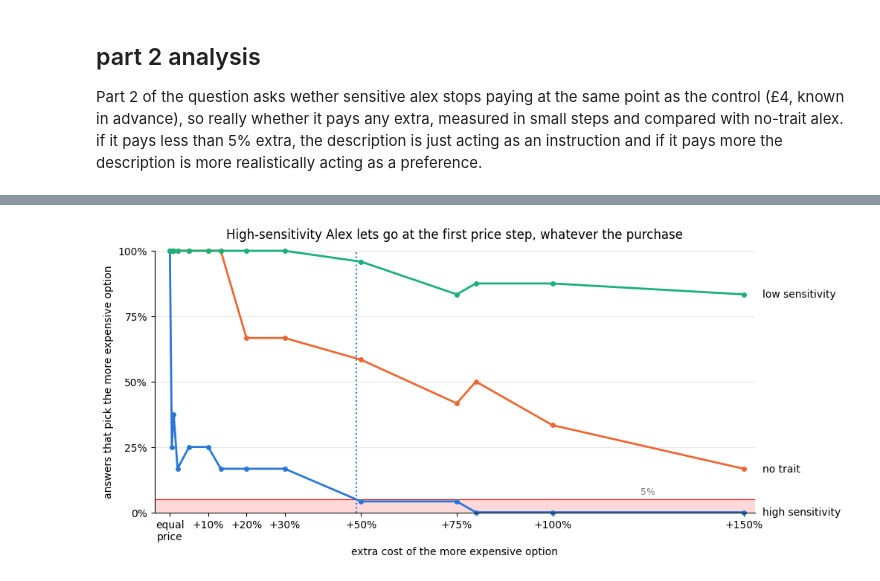
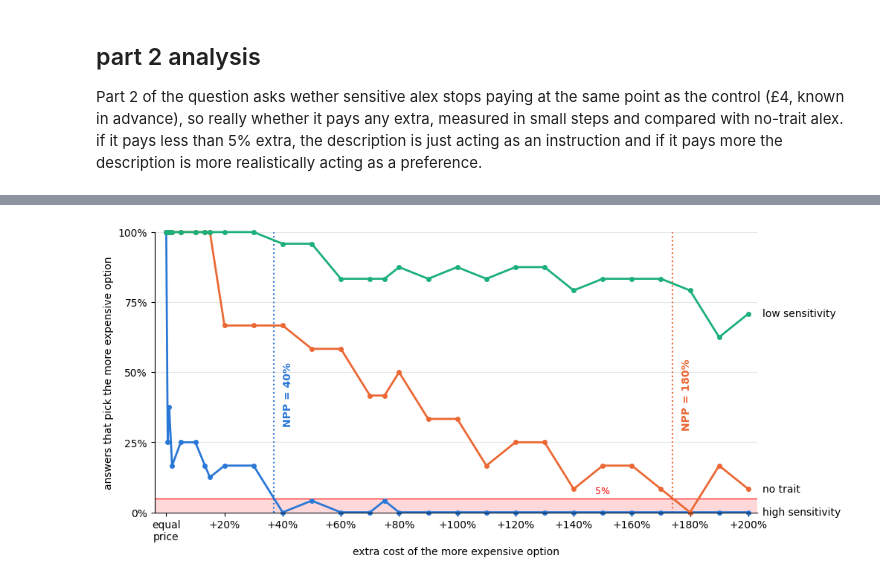
Before and after one commit to openhumanlab-ai/openhuman-research-assessment, a Jupyter notebook: experiment_1/analysis.ipynb, the cells around one changed output, grey strips where cells are left out. Saved outputs shown, nothing was run; the diff lists cells and outputs as text; code cells hidden in the pictures.

```diff
--- a/experiment_1/analysis.ipynb
+++ b/experiment_1/analysis.ipynb
@@ -109,7 +135,9 @@ Part 2 of the question asks wether sensitive alex stops paying at the same point
 import matplotlib.pyplot as plt
 import numpy as np
 
-STEPS = [0, 0.5, 1, 2, 5, 10, 13.3, 20, 30, 50, 75, 80, 100, 150]  # extra cost in percent, the 14 prices
+# extra cost in percent: the 14 original prices and the 14 extra prices (15%, and every 10% up to 200%)
+STEPS = [0, 0.5, 1, 2, 5, 10, 13.3, 15, 20, 30, 40, 50, 60, 70, 75, 80, 90, 100,
+         110, 120, 130, 140, 150, 160, 170, 180, 190, 200]
 EXPENSIVE = {"dinner": "prepared", "groceries": "deliver", "headphones": "wireless"}
 LINES = {  # line name -> (alex versions combined in it, colour); the last one is drawn on top
     "high sensitivity": (["profile-02", "profile-06"], "#2a78d6"),
@@ -117,7 +145,7 @@ LINES = {  # line name -> (alex versions combined in it, colour); the last one i
     "low sensitivity": (["profile-01", "profile-05"], "#1baf7a"),
 }
 
-all_shares = {}  # line name -> percent of answers that pick the more expensive option, at each of the 14 prices
+all_shares = {}  # line name -> percent of answers that pick the more expensive option, at each of the 28 prices
 for name, (personas, colour) in LINES.items():
     shares = []
     for step in STEPS:
@@ -136,7 +164,7 @@ def draw_chart():
         ax.plot(STEPS, shares, color=colour, linewidth=2, marker="o", markersize=4, clip_on=False)  # x = the real extra cost
         ax.text(STEPS[-1] + 5, shares[-1], name, va="center")  # name at the right end instead of a legend
 
-    TICKS = [0, 10, 20, 30, 50, 75, 100, 150]  # tested prices far enough apart to label; every tested price has a marker
+    TICKS = range(0, 201, 20)  # a label every 20%; every tested price has a marker
     ax.set_xticks(TICKS, labels=["equal\nprice"] + [f"+{step}%" for step in TICKS[1:]])
     ax.set_xlim(-4, STEPS[-1] + 3)  # the axis stops just before the line names
     ax.set_xlabel("extra cost of the more expensive option")
@@ -145,7 +173,7 @@ def draw_chart():
     ax.set_ylabel("answers that pick the more expensive option")
     ax.grid(axis="y", alpha=0.3)
     ax.spines[["top", "right"]].set_visible(False)
-    ax.set_title("High-sensitivity Alex lets go at the first price step, whatever the purchase", pad=12)
+
     return ax
 
 
@@ -161,0 +199,12 @@ plt.show()
+# %%
+def add_npp(ax):
+    """Add the "never pays" zone (under 5% of answers) and the NPP dotted line to a chart."""
+    ax.axhspan(0, 5, color="red", alpha=0.15, linewidth=0, zorder=0)  # transparent red with a thin red edge
+    ax.axhline(5, color="red", linewidth=0.8, zorder=1)
+    ax.text(150, 6, "5%", color="red", fontsize=9, ha="center", va="bottom")
+
+
+
+ax = draw_chart()
+add_npp(ax)
+plt.show()
@@ -162,15 +213,21 @@ plt.show()
 # %%
 def add_npp(ax):
-    """Add the "never pays" zone (under 5% of answers) and the NPP dotted line to a chart."""
+    """Add the "never pays" zone (under 5% of answers) and the NPP dotted lines, each with its value, to a chart."""
     ax.axhspan(0, 5, color="red", alpha=0.15, linewidth=0, zorder=0)  # transparent red with a thin red edge
     ax.axhline(5, color="red", linewidth=0.8, zorder=1)
-    ax.text(125, 6, "5%", color="grey", fontsize=9, ha="center", va="bottom")
-    # NPP: dotted line where a line enters the zone, in that line's colour (only high-sensitivity alex gets there)
-    ax.axvline(crossing(all_shares["high sensitivity"], 5), color="#2a78d6", linestyle=":", zorder=1)
+    ax.text(150, 6, "5%", color="red", fontsize=9, ha="center", va="bottom")
+    # NPP: dotted line where a line enters the zone, in that line's colour (only for lines that get there)
+    for name, (personas, colour) in LINES.items():
+        shares = all_shares[name]
+        if min(shares) < 5:
+            line_at = crossing(shares, 5)
+            ax.axvline(line_at, color=colour, linestyle=":", zorder=1)
+            npp = next(step for step, share in zip(STEPS, shares) if share < 5)  # the NPP as a tested price: the first one under 5%
+            ax.text(line_at + 3, 42, f"NPP = {npp:g}%", color=colour, fontweight="bold", rotation=90, va="center")  # along the line
 
 
 ax = draw_chart()
 add_npp(ax)
 plt.show()
 # %% [output]
-[figure, old version]
+[figure, new version]
```
Also changed, not shown: parts of 29 cells of this notebook, 30 other files.
